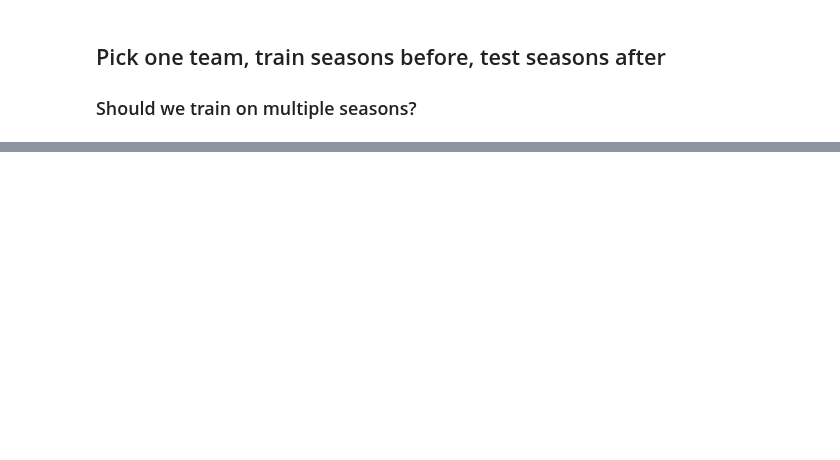
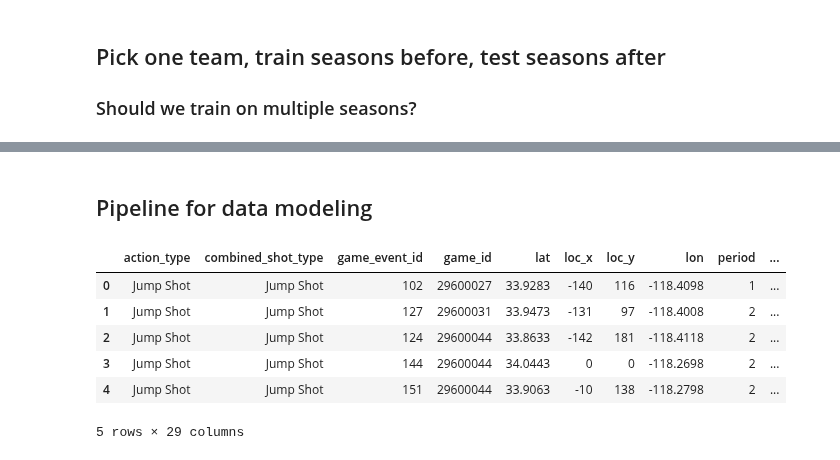
Before and after one commit to mitirmizi/koby-bryant-shot-selection, a Jupyter notebook: src/3-modeling-prep.ipynb, the cells around one changed output, grey strips where cells are left out. Cells and saved outputs as stored; diff of their text form; code cells hidden in the pictures; blank space fills up the shorter version.

```diff
--- a/src/3-modeling-prep.ipynb
+++ b/src/3-modeling-prep.ipynb
@@ -15,4 +39,0 @@ df = pd.read_csv('../data/data2.csv')
-# %%
-print( df.keys() )
-df = df.head()
-df[["opponent", "shot_made_flag"]]
@@ -276,0 +226,2 @@ KeyError: "'season'"
+# %% [markdown]
+## Pipeline for data modeling
@@ -276,0 +230,10 @@ KeyError: "'season'"
+# %%
+df.head()
+# %% [output]
+|  | action_type | combined_shot_type | game_event_id | game_id | lat | loc_x | loc_y | lon | period | ... |
+| 0 | Jump Shot | Jump Shot | 102 | 29600027 | 33.9283 | -140 | 116 | -118.4098 | 1 | ... |
+| 1 | Jump Shot | Jump Shot | 127 | 29600031 | 33.9473 | -131 | 97 | -118.4008 | 2 | ... |
+| 2 | Jump Shot | Jump Shot | 124 | 29600044 | 33.8633 | -142 | 181 | -118.4118 | 2 | ... |
+| 3 | Jump Shot | Jump Shot | 144 | 29600044 | 34.0443 | 0 | 0 | -118.2698 | 2 | ... |
+| 4 | Jump Shot | Jump Shot | 151 | 29600044 | 33.9063 | -10 | 138 | -118.2798 | 2 | ... |
+5 rows × 29 columns
```
Also changed, not shown: parts of 39 cells of this notebook, 3 other files.
